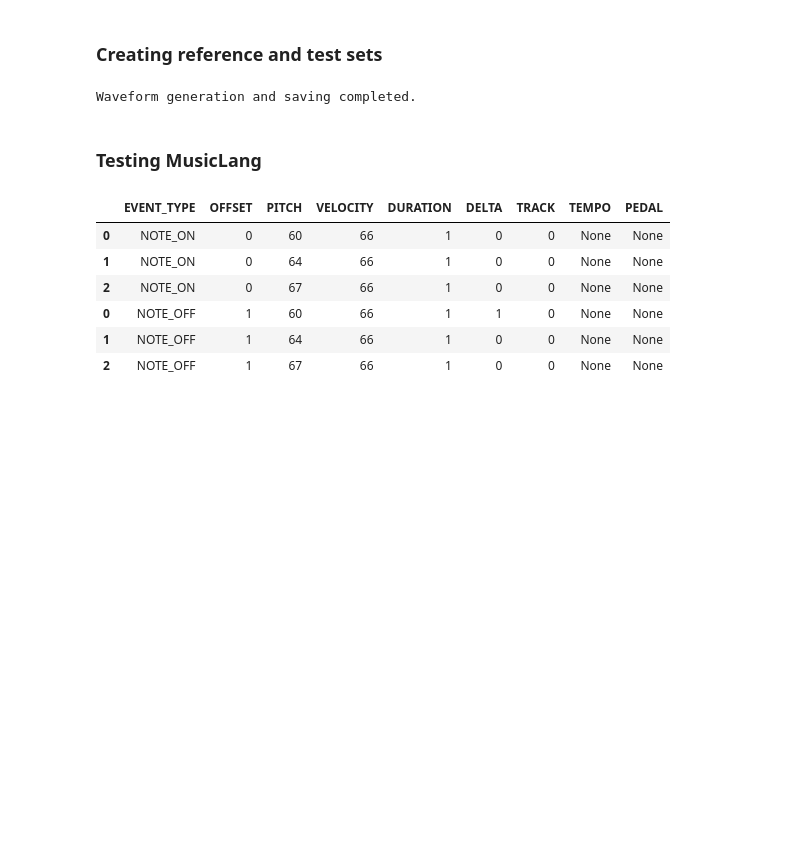
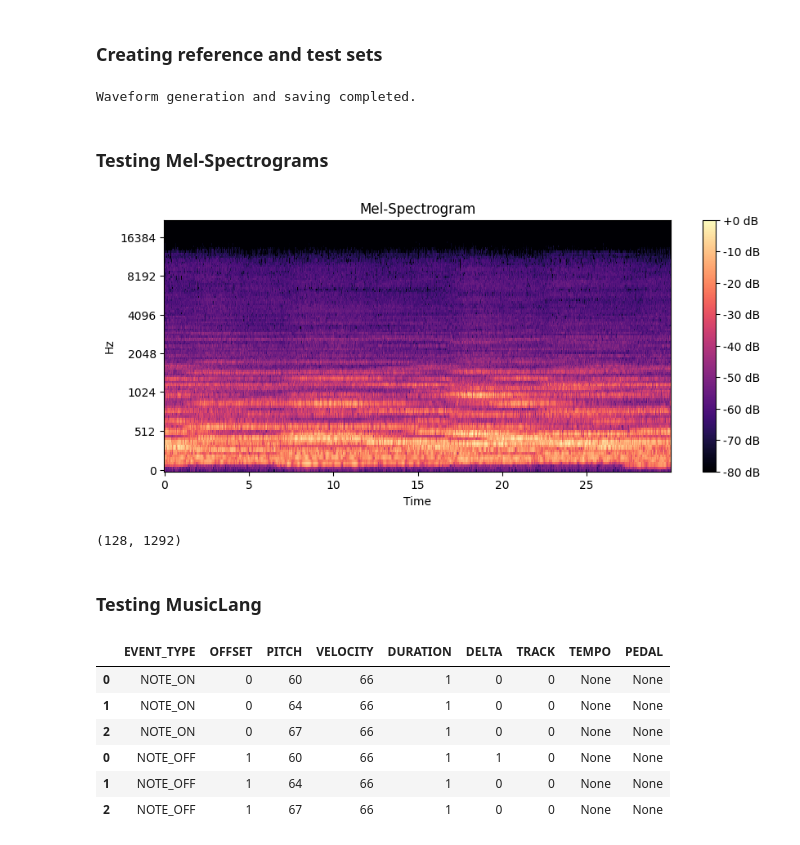
Before and after one commit to timohromadka/gen_music, a Jupyter notebook: testing.ipynb, the cells around one changed output. Drawn from its saved outputs; the diff is of its cells as text; code cells hidden in the pictures; blank space fills up the shorter version.

Commit message:
Add code to test mel-spectrogram creation.

```diff
--- a/testing.ipynb
+++ b/testing.ipynb
@@ -267,6 +259,43 @@ for i in range(10):
 print("Waveform generation and saving completed.")
 # %% [output]
 Waveform generation and saving completed.
+# %% [markdown]
+### Testing Mel-Spectrograms
+# %%
+import librosa
+import librosa.display
+import matplotlib.pyplot as plt
+
+def audio_to_melspectrogram(audio_path, sr=22050, n_fft=2048, hop_length=512, n_mels=128, fmin=0, fmax=None):
+    # Load audio file
+    y, sr = librosa.load(audio_path, sr=sr)
+
+    # Compute mel-scaled spectrogram
+    mel_spectrogram = librosa.feature.melspectrogram(y=y, sr=sr, n_fft=n_fft, hop_length=hop_length, n_mels=n_mels, fmin=fmin, fmax=fmax)
+
+    return mel_spectrogram
+
+def plot_melspectrogram(mel_spectrogram, sr=22050, hop_length=512):
+    # Convert power spectrogram to dB
+    mel_spectrogram_db = librosa.power_to_db(mel_spectrogram, ref=np.max)
+
+    # Plot mel-spectrogram
+    plt.figure(figsize=(10, 4))
+    librosa.display.specshow(mel_spectrogram_db, sr=sr, hop_length=hop_length, x_axis='time', y_axis='mel')
+    plt.colorbar(format='%+2.0f dB')
+    plt.title('Mel-Spectrogram')
+    plt.show()
+
+# Example usage
+audio_path = 'output_audio.wav'
+mel_spectrogram = audio_to_melspectrogram(audio_path, sr=44100)
+plot_melspectrogram(mel_spectrogram, sr=44100)
+# %% [output]
+[figure, added]
+# %%
+mel_spectrogram.shape
+# %% [output]
+(128, 1292)
 # %% [markdown]
 ### Testing MusicLang
 # %%
```
Also changed, not shown: parts of 1 cell of this notebook.
